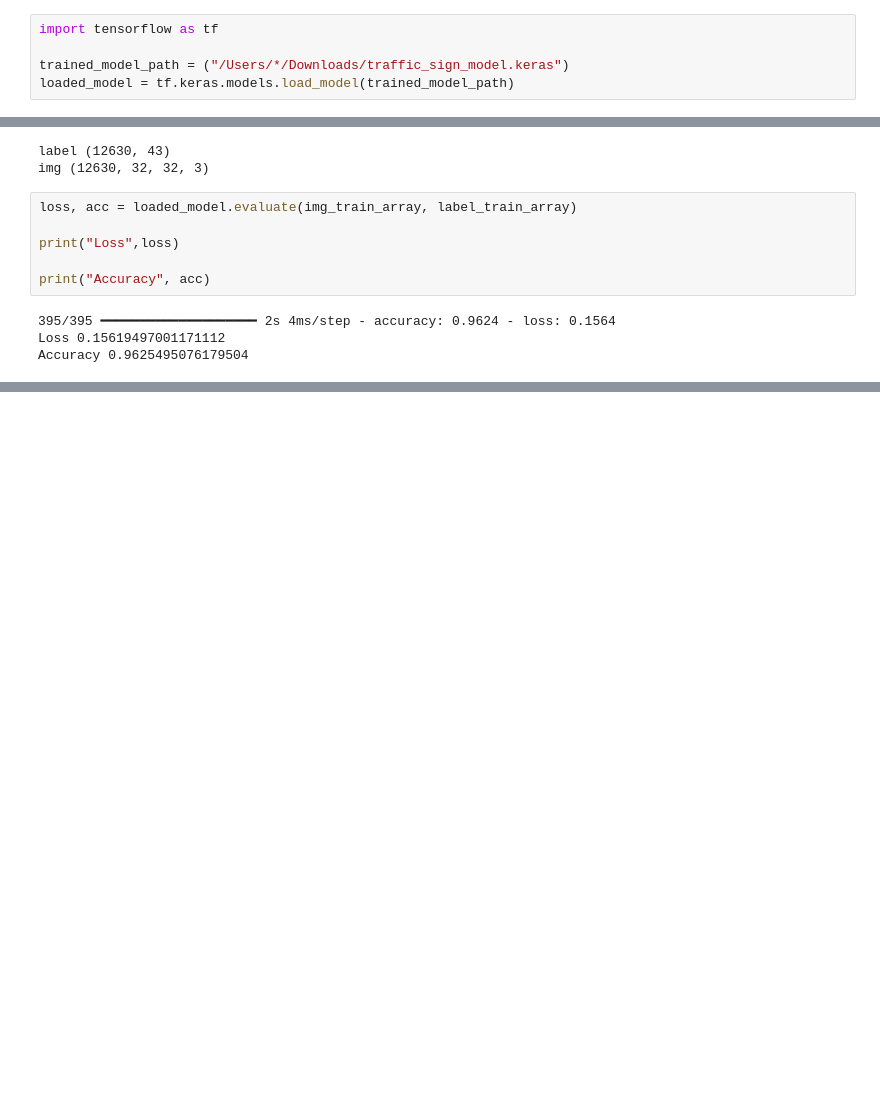
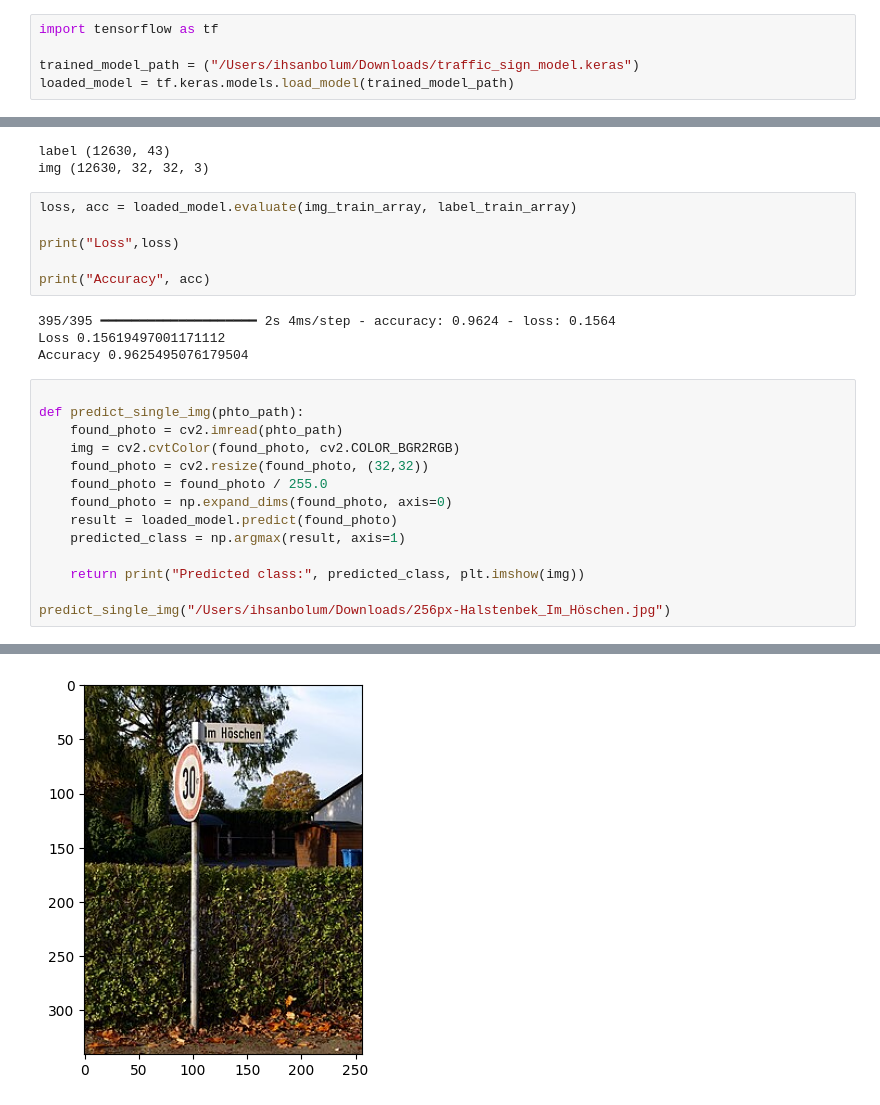
Before and after one commit to ichzann/German-Traffic-Sign-Recognition-CNN, a Jupyter notebook: Ml_Traffic_signs.ipynb, the cells around one changed output, grey strips where cells are left out. Saved outputs shown, nothing was run; the diff lists cells and outputs as text; blank space fills up the shorter version.

Commit message:
prediction with found imgs.

```diff
--- a/Ml_Traffic_signs.ipynb
+++ b/Ml_Traffic_signs.ipynb
@@ -199,7 +199,7 @@ os.path.join(test_file_fullpath_test, test_data["Path"][0])
 # %%
 import tensorflow as tf
 
-trained_model_path = ("/Users/*/Downloads/traffic_sign_model.keras")
+trained_model_path = ("/Users/ihsanbolum/Downloads/traffic_sign_model.keras")
 loaded_model = tf.keras.models.load_model(trained_model_path)
 # %%
 img_height_test = 32
@@ -241,3 +241,18 @@ print("Accuracy", acc)
 395/395 ━━━━━━━━━━━━━━━━━━━━ 2s 4ms/step - accuracy: 0.9624 - loss: 0.1564
 Loss 0.15619497001171112
 Accuracy 0.9625495076179504
+# %%
+
+def predict_single_img(phto_path):
+    found_photo = cv2.imread(phto_path)
+    img = cv2.cvtColor(found_photo, cv2.COLOR_BGR2RGB)
+    found_photo = cv2.resize(found_photo, (32,32))
+    found_photo = found_photo / 255.0
+    found_photo = np.expand_dims(found_photo, axis=0)
+    result = loaded_model.predict(found_photo)
+    predicted_class = np.argmax(result, axis=1)
+
+    return print("Predicted class:", predicted_class, plt.imshow(img))
+
+predict_single_img("/Users/ihsanbolum/Downloads/256px-Halstenbek_Im_Höschen.jpg")
+# %% [output]
@@ -243,0 +261 @@ Accuracy 0.9625495076179504
+[figure, added]
```
Also changed, not shown: parts of 6 cells of this notebook.
